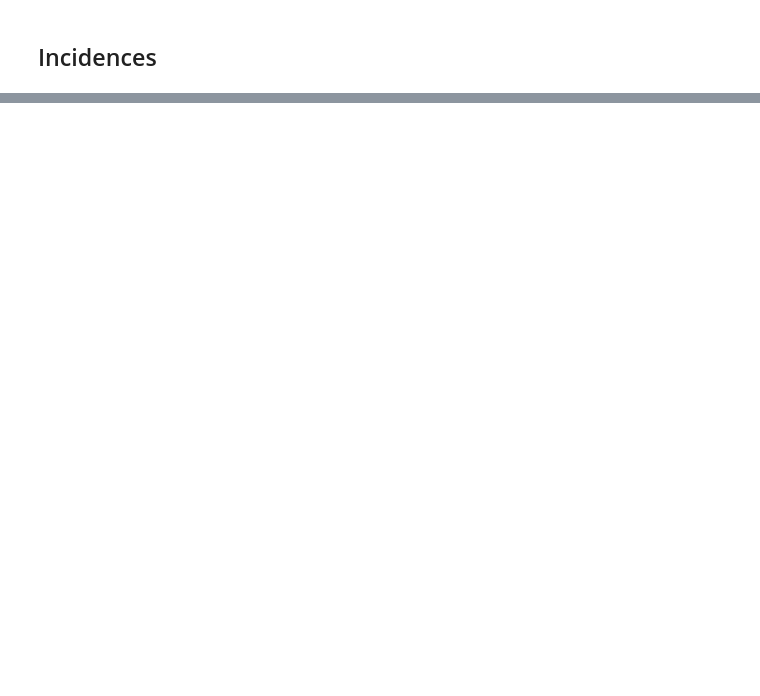
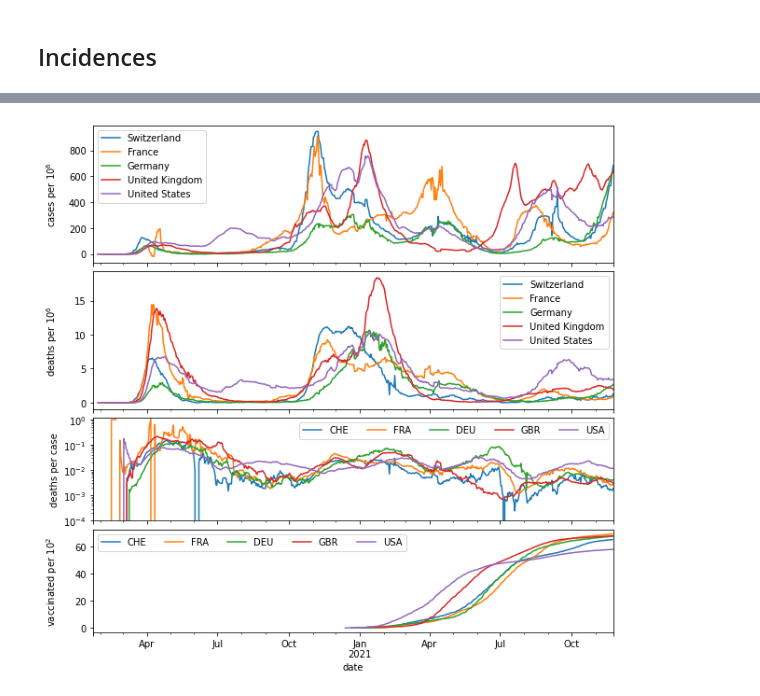
Before and after one commit to paulgessinger/covid19, a Jupyter notebook: Covid.ipynb, the cells around one changed output, grey strips where cells are left out. Saved outputs shown, nothing was run; the diff lists cells and outputs as text; code cells hidden in the pictures; blank space fills up the shorter version.

```diff
--- a/Covid.ipynb
+++ b/Covid.ipynb
@@ -207,6 +212,6 @@ display(tab_df)
 # %%
-fig, axs = plt.subplots(5, 1, figsize=(10, 10), gridspec_kw={"height_ratios": [1, 1, 0.75, 0.75, 0.75], "hspace": 0.07}, sharex=True)
-ax1, ax2, ax3, ax4, ax5 = axs
+fig, axs = plt.subplots(4, 1, figsize=(10, 10), gridspec_kw={"height_ratios": [1, 1, 0.75, 0.75], "hspace": 0.07}, sharex=True)
+ax1, ax2, ax3, ax4 = axs
 for country in (
     "CHE",
     "FRA",
@@ -231,12 +236,12 @@ for country in (
 # ch_df[ch_df.geoRegion == "GE"].plot(y="inzsum7d", ax=ax5, label="Geneva")
 # ch_df[ch_df.geoRegion == "VD"].plot(y="inzsum7d", ax=ax5, label="Vaud")
 # ch_df[ch_df.geoRegion == "CH"].plot(y="inzsum7d", ax=ax5, label="Switzerland")
-inc_df.plot(ax=ax5)
-ax5.set_yscale("log")
-ax5.set_ylim(bottom=1)
+# inc_df.plot(ax=ax5)
+# ax5.set_yscale("log")
+# ax5.set_ylim(bottom=1)
 
-ax5.set_xlabel("date")
-ax5.set_ylabel("cases / $10^5$ / 7d")
+ax4.set_xlabel("date")
+# ax5.set_ylabel("cases / $10^5$ / 7d")
 
 ax4.legend(ncol=5)
 ax3.legend(ncol=5)
@@ -257,3 +261,4 @@ plt.show()
+[figure, added]
 # %%
 for country in (
     "CHE",
```
Also changed, not shown: parts of 16 cells of this notebook.
